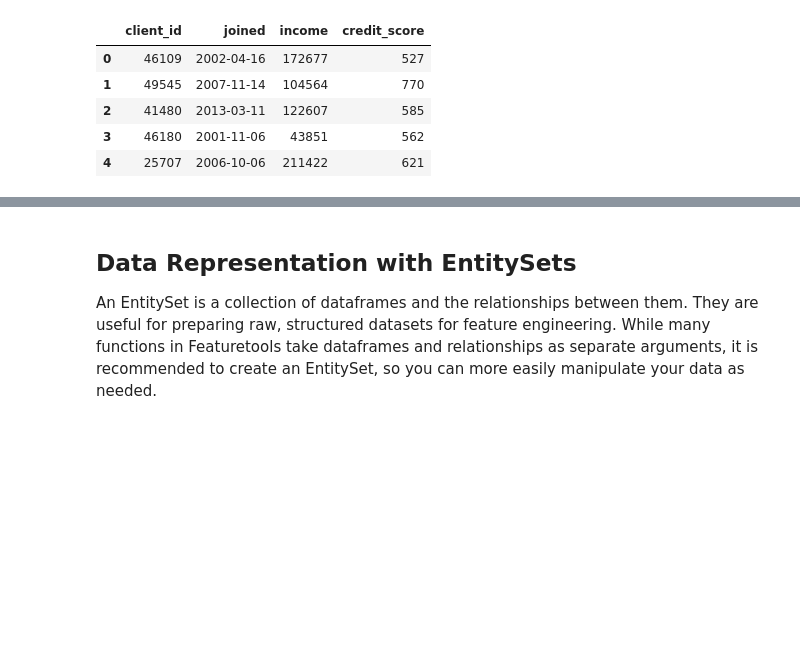
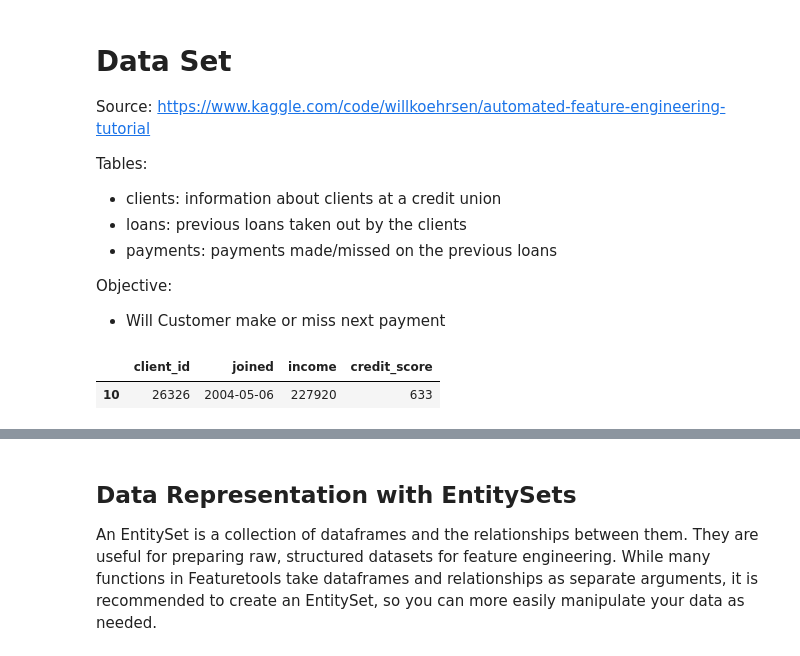
Before and after one commit to SalK91/dfs_tutorial, a Jupyter notebook: dfs_tutorial.ipynb, the cells around one changed output, grey strips where cells are left out. Cells and saved outputs as stored; diff of their text form; code cells hidden in the pictures; blank space fills up the shorter version.

```diff
--- a/dfs_tutorial.ipynb
+++ b/dfs_tutorial.ipynb
@@ -23,16 +13,23 @@ warnings.filterwarnings('ignore')
 
 from woodwork.logical_types import Categorical, PostalCode
+# %% [markdown]
+# Data Set
+Source: https://www.kaggle.com/code/willkoehrsen/automated-feature-engineering-tutorial
+
+Tables:
+* clients: information about clients at a credit union
+* loans: previous loans taken out by the clients
+* payments: payments made/missed on the previous loans
+
+
+Objective:
+* Will Customer make or miss next payment
 # %%
 # Load Data
+# Data set from kaggle ()
 clients = pd.read_csv('./data/clients.csv', parse_dates = ['joined'])
-loans = pd.read_csv('./data/loans.csv', parse_dates = ['loan_start', 'loan_end'])
-payments = pd.read_csv('./data/payments.csv', parse_dates = ['payment_date'])
-
 clients.head()
+clients[clients['client_id'] == 26326]
 # %% [output]
 |  | client_id | joined | income | credit_score |
-| 0 | 46109 | 2002-04-16 | 172677 | 527 |
-| 1 | 49545 | 2007-11-14 | 104564 | 770 |
-| 2 | 41480 | 2013-03-11 | 122607 | 585 |
-| 3 | 46180 | 2001-11-06 | 43851 | 562 |
-| 4 | 25707 | 2006-10-06 | 211422 | 621 |
+| 10 | 26326 | 2004-05-06 | 227920 | 633 |
```
Also changed, not shown: parts of 16 cells of this notebook.
